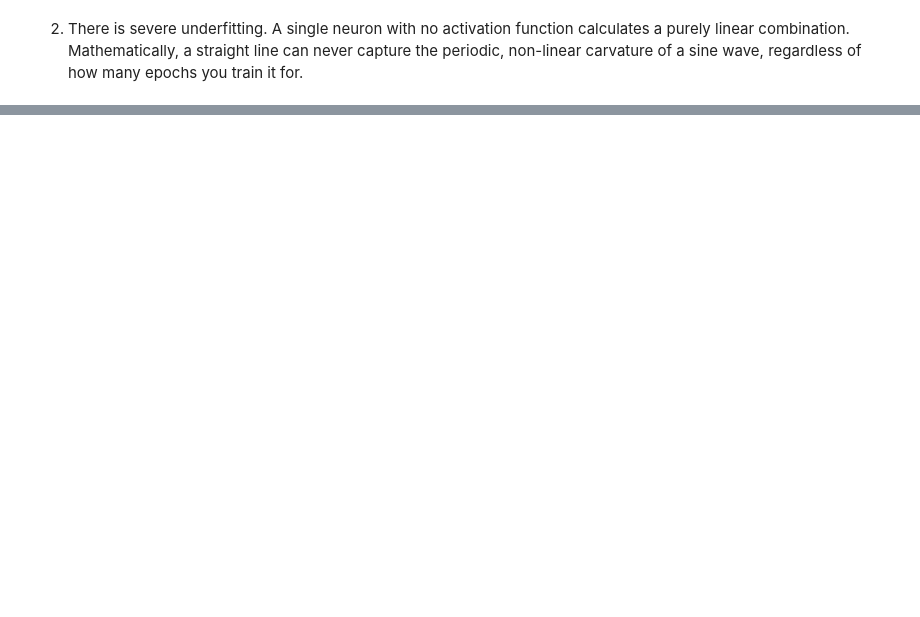
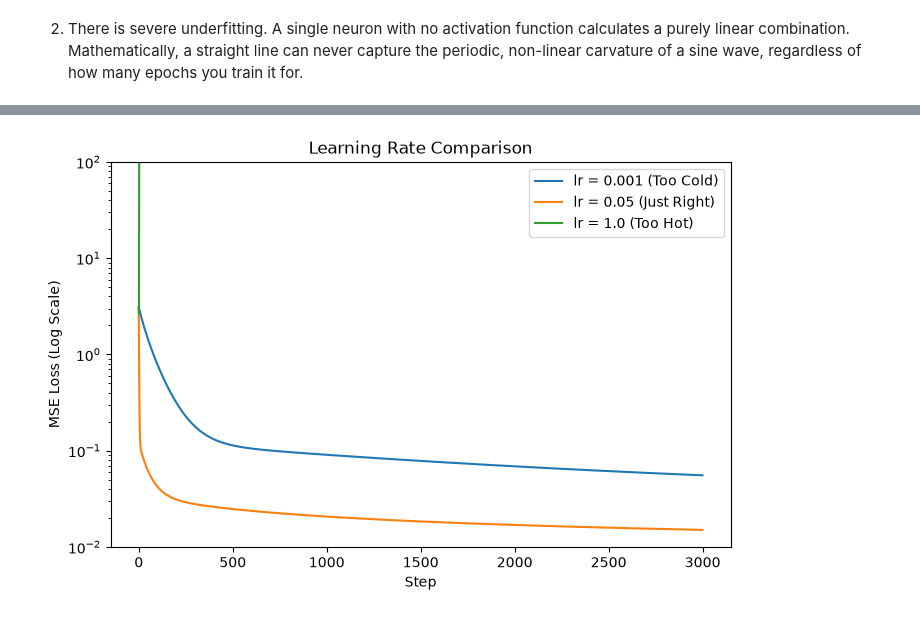
Before and after one commit to Prina5/Lab3_FeedForward_Networks, a Jupyter notebook: Lab_3.ipynb, the cells around one changed output, grey strips where cells are left out. Cells and saved outputs as stored; diff of their text form; code cells hidden in the pictures; blank space fills up the shorter version.

```diff
--- a/Lab_3.ipynb
+++ b/Lab_3.ipynb
@@ -69,0 +127,55 @@ plt.show()
+# %%
+## Part 1.3
+
+
+def train_toy(lr, steps=3000):
+    np.random.seed(42)  # Ensure fair comparison
+    W1 = np.random.randn(1, 8) * 0.5
+    b1 = np.zeros((8,))
+    W2 = np.random.randn(8, 1) * 0.5
+    b2 = np.zeros((1,))
+
+    losses = []  ## Set to record losses
+    for _ in range(steps):
+        # Forward
+        z1 = x_mat @ W1 + b1
+        h = np.tanh(z1)
+        y_hat = h @ W2 + b2
+        loss = np.mean((y_hat - y_mat) ** 2)
+        losses.append(loss)
+
+        # Backward
+        d_yhat = 2 * (y_hat - y_mat) / len(y_mat)
+        dW2 = h.T @ d_yhat
+        db2 = d_yhat.sum(axis=0)
+        dh = d_yhat @ W2.T
+        dz1 = dh * (1 - np.tanh(z1) ** 2)
+        dW1 = x_mat.T @ dz1
+        db1 = dz1.sum(axis=0)
+
+        # Update
+        W1 -= lr * dW1
+        b1 -= lr * db1
+        W2 -= lr * dW2
+        b2 -= lr * db2
+
+    return losses
+
+
+losses_slow = train_toy(0.001)
+losses_good = train_toy(0.05)
+losses_fast = train_toy(1.0)
+
+plt.figure(figsize=(8, 5))
+plt.plot(losses_slow, label="lr = 0.001 (Too Cold)")
+plt.plot(losses_good, label="lr = 0.05 (Just Right)")
+plt.plot(losses_fast, label="lr = 1.0 (Too Hot)")
+plt.yscale("log")
+plt.ylabel("MSE Loss (Log Scale)")
+plt.xlabel("Step")
+plt.title("Learning Rate Comparison")
+plt.ylim(1e-2, 100)
+plt.legend()
+plt.show()
+# %% [output]
+[figure, added]
```
Also changed, not shown: parts of 6 cells of this notebook.
